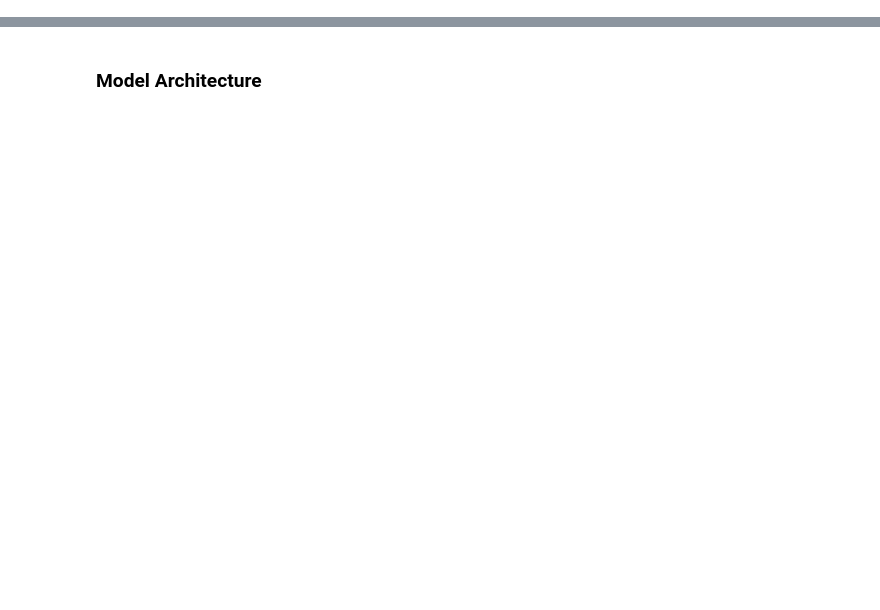
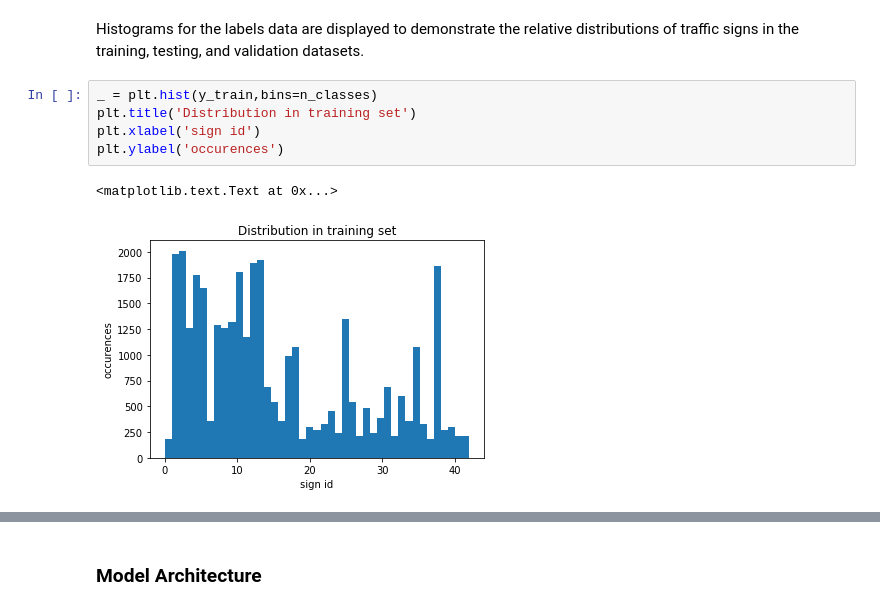
Before and after one commit to patrick-klein/CarND-Traffic-Sign-Classifier-Project, a Jupyter notebook: Traffic_Sign_Classifier.ipynb, the cells around one changed output, grey strips where cells are left out. Saved outputs shown, nothing was run; the diff lists cells and outputs as text; blank space fills up the shorter version.

```diff
--- a/Traffic_Sign_Classifier.ipynb
+++ b/Traffic_Sign_Classifier.ipynb
@@ -254,0 +102,10 @@ def preprocess(x):
+# %% [markdown]
+Histograms for the labels data are displayed to demonstrate the relative distributions of traffic signs in the training, testing, and validation datasets.
+# %%
+_ = plt.hist(y_train,bins=n_classes)
+plt.title('Distribution in training set')
+plt.xlabel('sign id')
+plt.ylabel('occurences')
+# %% [output]
+<matplotlib.text.Text at 0x...>
+[figure, added]
```
Also changed, not shown: parts of 69 cells of this notebook, 22 other files.
